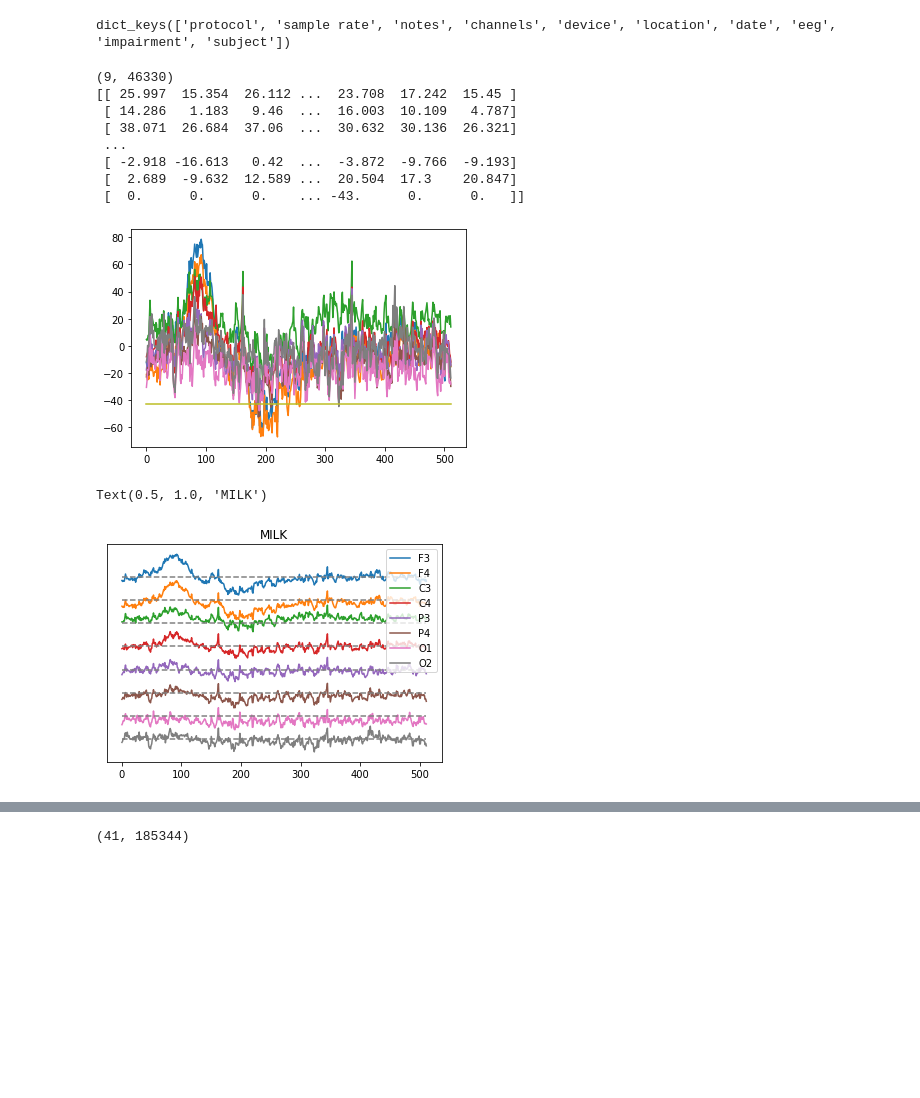
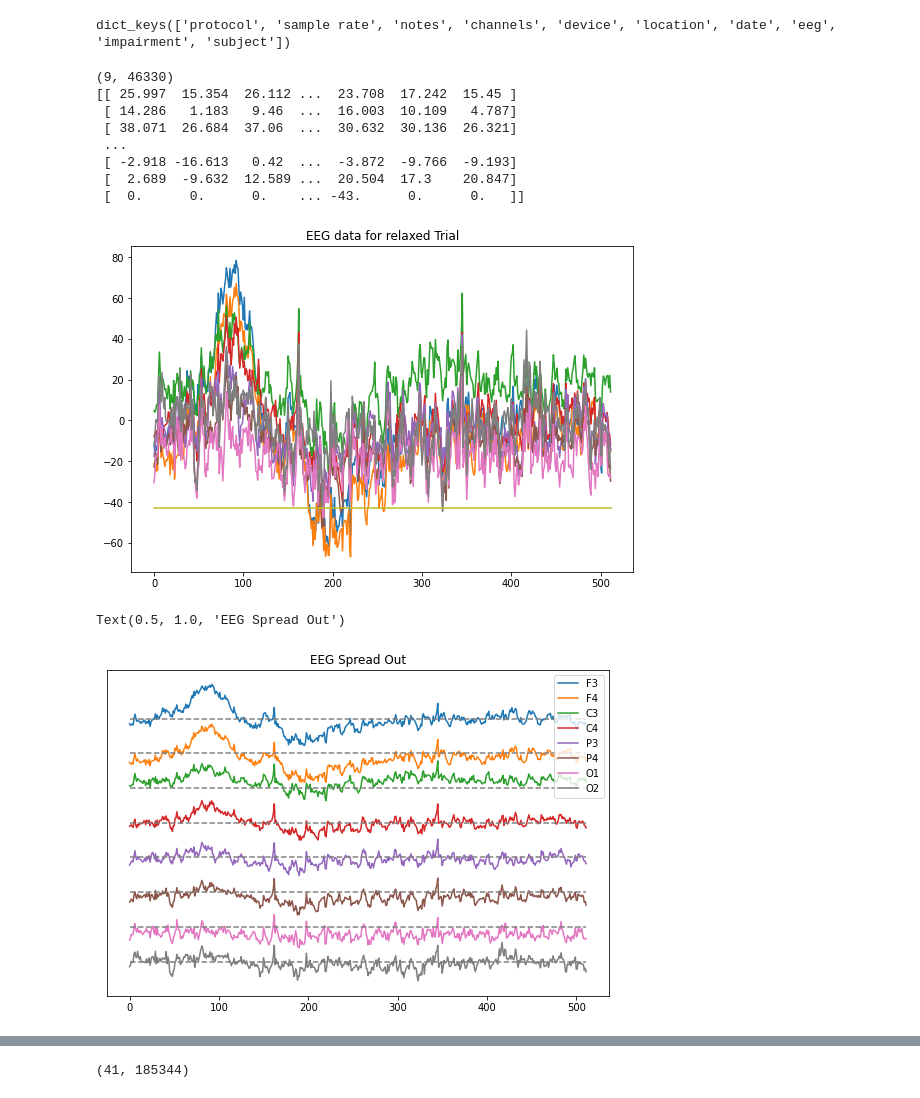
Before and after one commit to MichelleNear/EEGData, a Jupyter notebook: src/python/EEG Data.ipynb, the cells around one changed output, grey strips where cells are left out. Cells and saved outputs as stored; diff of their text form; code cells hidden in the pictures; blank space fills up the shorter version.

```diff
--- a/src/python/EEG Data.ipynb
+++ b/src/python/EEG Data.ipynb
@@ -13,27 +13,32 @@ data[0].keys()
 8
 dict_keys(['protocol', 'sample rate', 'notes', 'channels', 'device', 'location', 'date', 'eeg', 'impairment', 'subject'])
 # %%
+#3 minutes of EEG recorded while the subject was asked to relax and look at the computer screen (2 seconds of this data)
+#data from all 9 channels for columns 1,000 to 1,512
+
 first = data[0]
 
 eeg = np.array(first['eeg']['trial 1'])
 print(eeg.shape)
 print(eeg)
 
 plt.figure(1);
-plt.plot(eeg[:,4000:4512].T); #[:,4000:4512] : is X, 4000:4512 is part of Y **********LOOK UP .T
-plt.axis('tight');             #Homework: learn how data is manipulated in np.arrays
-                                #https://numpy.org/doc/stable/user/quickstart.html
+plt.plot(eeg[:,4000:4512].T); #[:,4000:4512] : is X, 4000:4512 is part of Y
+plt.title('EEG data for relaxed Trial')
+plt.axis('tight');
 # %% [output]
 (9, 46330)
 [[ 25.997  15.354  26.112 ...  23.708  17.242  15.45 ]
  [ 14.286   1.183   9.46  ...  16.003  10.109   4.787]
  [ 38.071  26.684  37.06  ...  30.632  30.136  26.321]
  ...
  [ -2.918 -16.613   0.42  ...  -3.872  -9.766  -9.193]
  [  2.689  -9.632  12.589 ...  20.504  17.3    20.847]
  [  0.      0.      0.    ... -43.      0.      0.   ]]
-[figure, old version]
+[figure, new version]
 # %%
+#Spread out data and remove unused 9th channel
+
 plt.figure(2);
 
 plt.plot(eeg[:8,4000:4512].T + 80*np.arange(7,-1,-1));
@@ -46,8 +51,8 @@ plt.legend(first['channels']);
 
 plt.axis('tight');
 
-plt.title('MILK')
+plt.title('EEG Spread Out')
 # %% [output]
-Text(0.5, 1.0, 'MILK')
+Text(0.5, 1.0, 'EEG Spread Out')
-[figure, old version]
+[figure, new version]
 # %%
```
Also changed, not shown: parts of 13 cells of this notebook.
